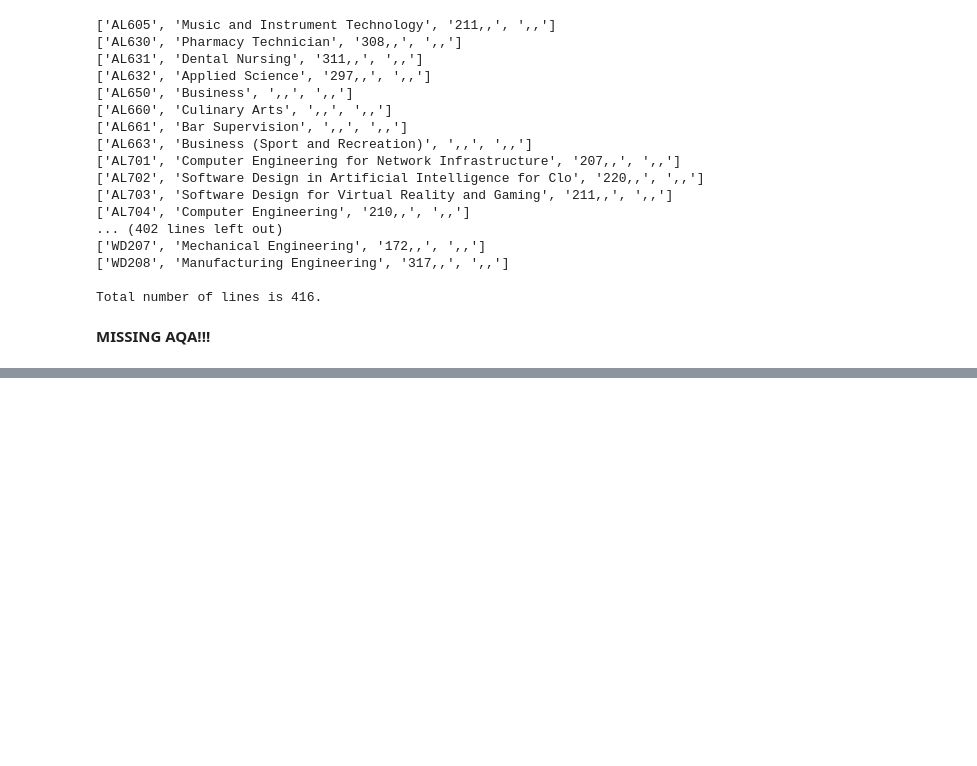
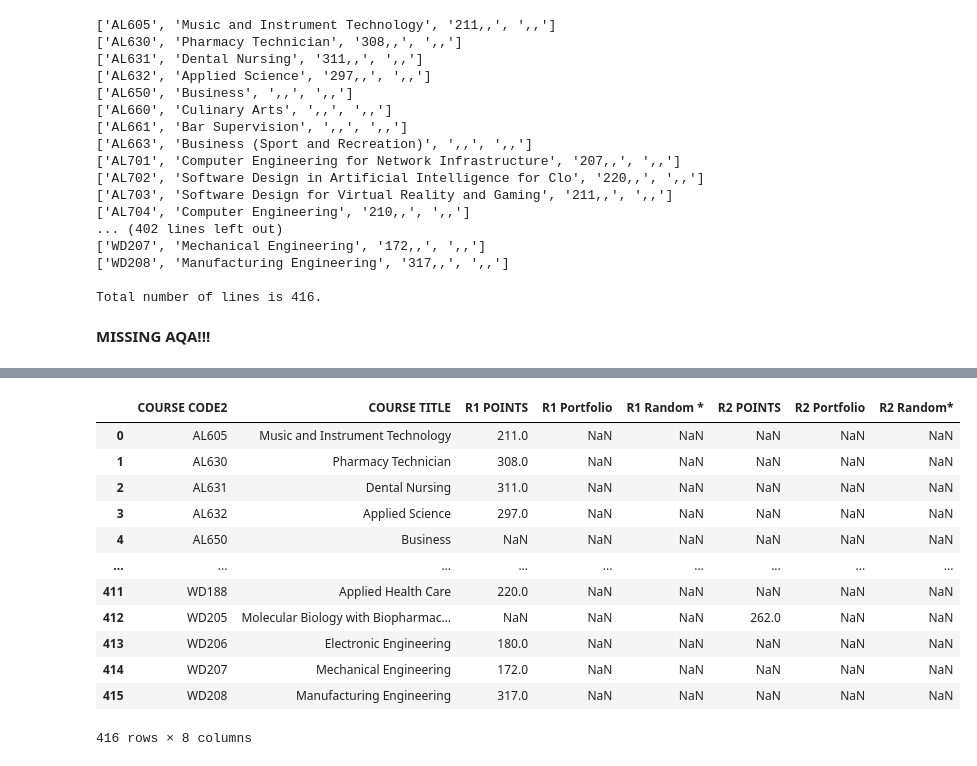
Before and after one commit to ssteffens/fundamentals-data-analysis-assessment, a Jupyter notebook: cao.ipynb, the cells around one changed output, grey strips where cells are left out. Drawn from its saved outputs; the diff is of its cells as text; code cells hidden in the pictures; blank space fills up the shorter version.

```diff
--- a/cao.ipynb
+++ b/cao.ipynb
@@ -472,7 +476,7 @@ def points_to_array(s):
 ### Step 4: Saving the extracted course lines as a csv file
 # %%
 # Defining the file path for the csv file
-path2021_67csv = 'data/cao2021_67_new_csv' + nowstr + '.csv'
+path2021_67csv = 'data/cao2021_67_new_csv_' + nowstr + '.csv'
 # %%
 # Loop through the lines containing courses using the iter_lines() function
 
@@ -529,0 +560,19 @@ Total number of lines is 416.
+# %%
+# Converting 2021 Level 6/7 data into a pandas dataframe
+df2021_67 = pd.read_csv(path2021_67csv)
+# %%
+df2021_67
+# %% [output]
+|  | COURSE CODE2 | COURSE TITLE | R1 POINTS | R1 Portfolio | R1 Random * | R2 POINTS | R2 Portfolio | R2 Random* |
+| 0 | AL605 | Music and Instrument Technology | 211.0 | NaN | NaN | NaN | NaN | NaN |
+| 1 | AL630 | Pharmacy Technician | 308.0 | NaN | NaN | NaN | NaN | NaN |
+| 2 | AL631 | Dental Nursing | 311.0 | NaN | NaN | NaN | NaN | NaN |
+| 3 | AL632 | Applied Science | 297.0 | NaN | NaN | NaN | NaN | NaN |
+| 4 | AL650 | Business | NaN | NaN | NaN | NaN | NaN | NaN |
+| ... | ... | ... | ... | ... | ... | ... | ... | ... |
+| 411 | WD188 | Applied Health Care | 220.0 | NaN | NaN | NaN | NaN | NaN |
+| 412 | WD205 | Molecular Biology with Biopharmac... | NaN | NaN | NaN | 262.0 | NaN | NaN |
+| 413 | WD206 | Electronic Engineering | 180.0 | NaN | NaN | NaN | NaN | NaN |
+| 414 | WD207 | Mechanical Engineering | 172.0 | NaN | NaN | NaN | NaN | NaN |
+| 415 | WD208 | Manufacturing Engineering | 317.0 | NaN | NaN | NaN | NaN | NaN |
+416 rows × 8 columns
```
Also changed, not shown: parts of 24 cells of this notebook, 31 other files.
